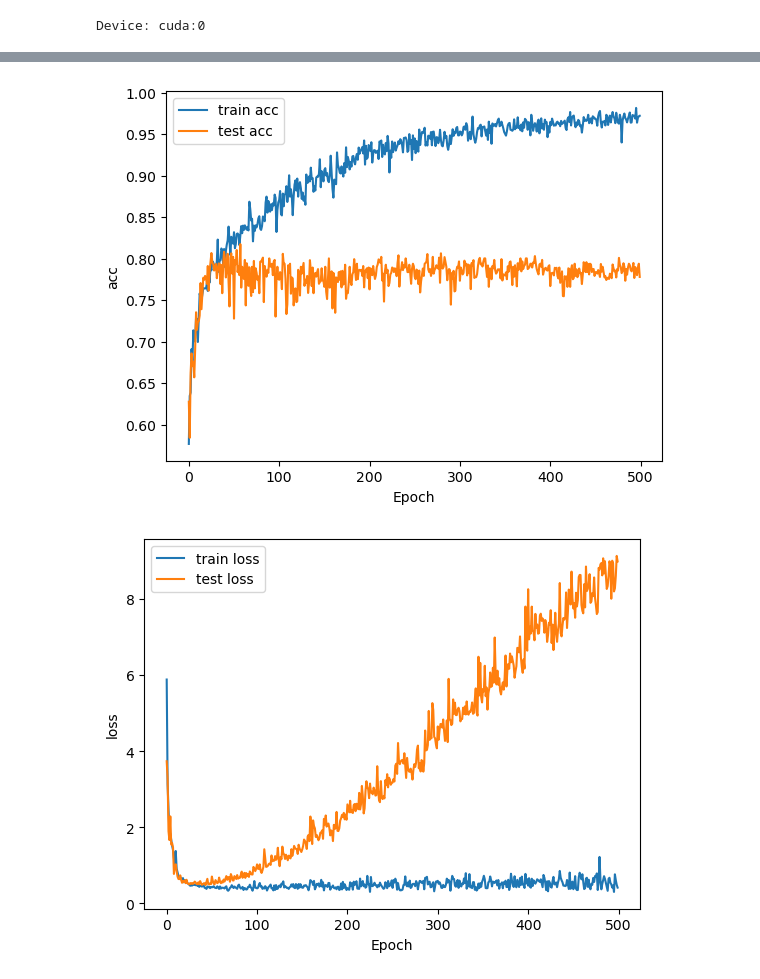
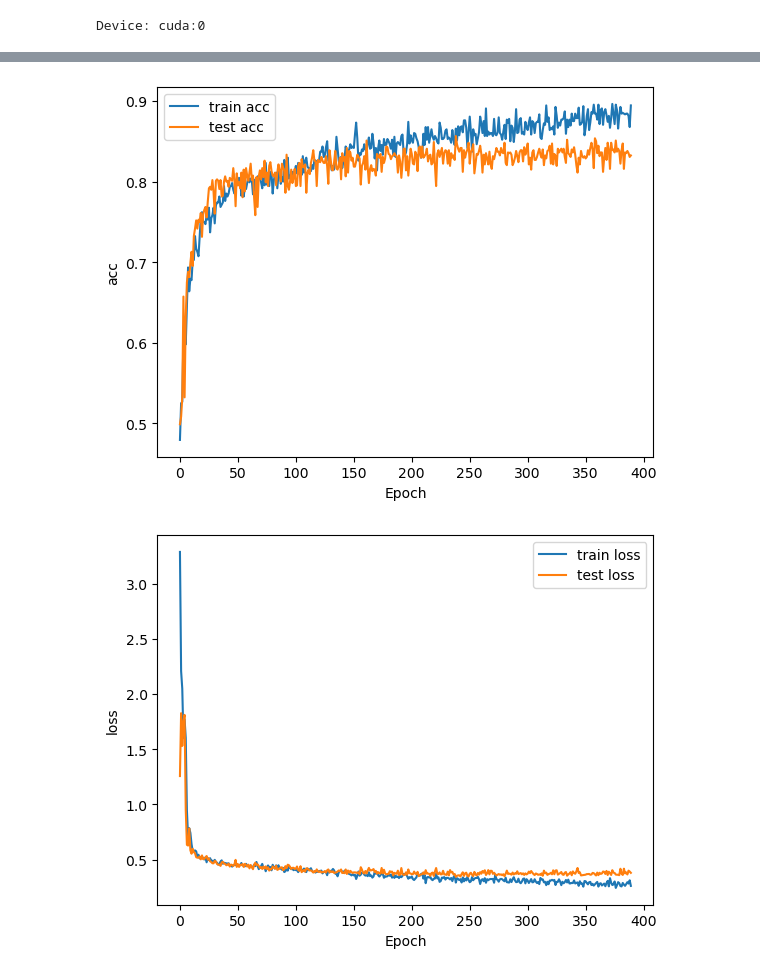
Before and after one commit to yeeecheng/2022-DeepLearning-Course-Lab, a Jupyter notebook: Lab2/main.ipynb, the cells around one changed output, grey strips where cells are left out. Drawn from its saved outputs; the diff is of its cells as text; code cells hidden in the pictures.

Commit message:
add the leakyrelu, relu, elu

```diff
--- a/Lab2/main.ipynb
+++ b/Lab2/main.ipynb
@@ -223,0 +125,27 @@ Best model found at epoch 8, saving model
+# %%
+# hyperparameter
+config = {
+    "n_epochs" : 400,
+    "learning_rate" : 1e-2, # 1e-2
+    "batch_size" : 20,
+    "device" : device,
+    "model" : DeepConvNet_LeakyReLU(),
+    "model_name": "DeepConvNet_LeakyReLU",
+    "model_save_path" : "./best.ckpt",
+    "early_stop" : 150
+}
+# %%
+import gc
+# load data
+train_X, train_y, test_X, test_y = dataloader.read_bci_data()
+print(train_X.shape, test_X.shape)
+
+# get dataset
+train_set = BCIDataset(train_X, train_y)
+test_set = BCIDataset(test_X, test_y)
+
+del train_X, train_y, test_X, test_y
+gc.collect()
+
+train_loader = DataLoader(train_set, batch_size= config["batch_size"], shuffle= True)
+test_loader = DataLoader(test_set, batch_size= config["batch_size"], shuffle= False)
@@ -223,0 +154,5 @@ Best model found at epoch 8, saving model
+# %%
+
+model = config['model'].to(device)
+config["model_save_path"] = f"./{config['model_name']}_best.ckpt"
+show_model(model)
@@ -223,0 +177,2 @@ Best model found at epoch 8, saving model
+# %%
+model, history = trainer(model, train_loader, test_loader, config)
@@ -244,7 +221,8 @@ def draw_loss_history(history):
 # %%
 draw_acc_history(history)
 draw_loss_history(history)
+torch.save(history, f"./{config['model_name']}_history.ckpt")
 # %% [output]
-[figure, old version]
+[figure, new version]
-[figure, old version]
+[figure, new version]
 # %%
```
Also changed, not shown: parts of 13 cells of this notebook, 8 other files.
